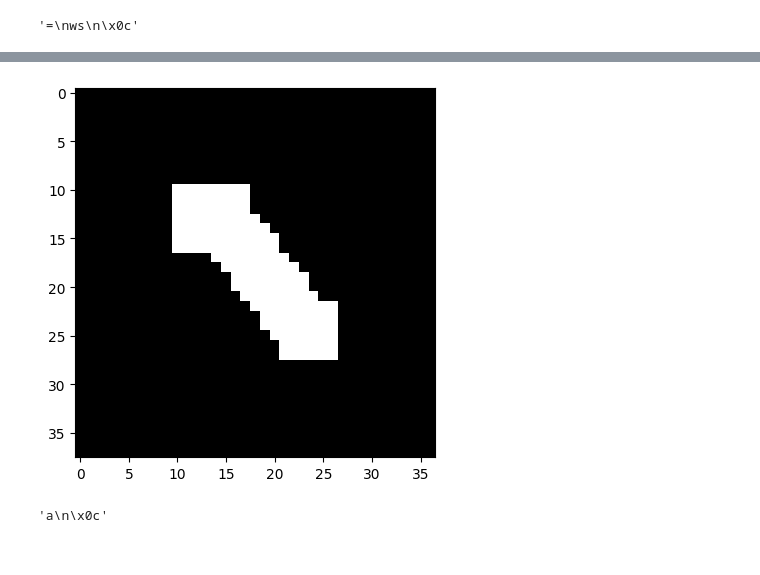
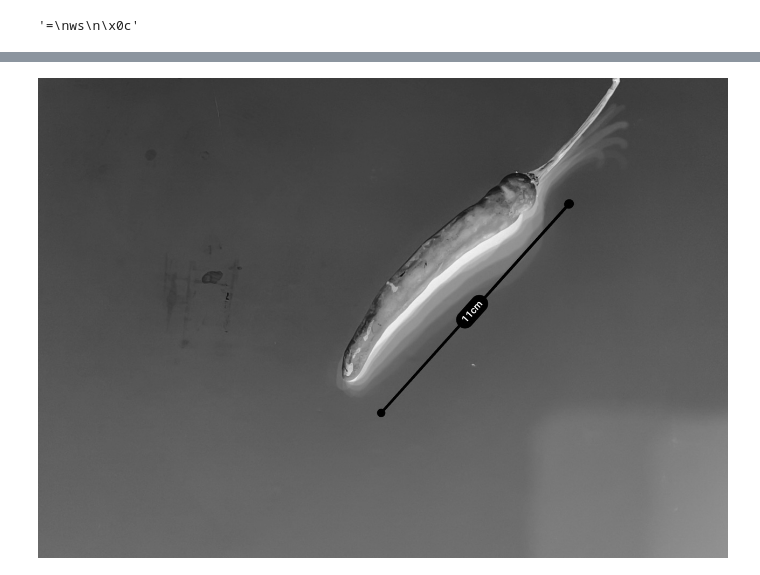
Before and after one commit to ppq0203/DCX_Mid_Project, a Jupyter notebook: colab_code/readImgNewImg.ipynb, the cells around one changed output, grey strips where cells are left out. Saved outputs shown, nothing was run; the diff lists cells and outputs as text; code cells hidden in the pictures.

```diff
--- a/colab_code/readImgNewImg.ipynb
+++ b/colab_code/readImgNewImg.ipynb
@@ -323,64 +180,5 @@ for i, matched_chars in enumerate(matched_result):
-# %%
-#최종확인
-longest_idx, longest_text = -1, 0
-plate_chars = []
-
-for i, plate_img in enumerate(plate_imgs):
-    plate_img = cv2.resize(plate_img, dsize=(0, 0), fx=1.6, fy=1.6)
-    _, plate_img = cv2.threshold(plate_img, thresh=0.0, maxval=255.0, type=cv2.THRESH_BINARY | cv2.THRESH_OTSU)
-
-    # find contours again (same as above)
-    contours, _ = cv2.findContours(plate_img, mode=cv2.RETR_LIST, method=cv2.CHAIN_APPROX_SIMPLE)
-
-    plate_min_x, plate_min_y = plate_img.shape[1], plate_img.shape[0]
-    plate_max_x, plate_max_y = 0, 0
-
-    for contour in contours:
-        x, y, w, h = cv2.boundingRect(contour)
-
-        area = w * h
-        ratio = w / h
-
-        if area > MIN_AREA \
-        and w > MIN_WIDTH and h > MIN_HEIGHT \
-        and MIN_RATIO < ratio < MAX_RATIO:
-            if x < plate_min_x:
-                plate_min_x = x
-            if y < plate_min_y:
-                plate_min_y = y
-            if x + w > plate_max_x:
-                plate_max_x = x + w
-            if y + h > plate_max_y:
-                plate_max_y = y + h
-
-    img_result = plate_img[plate_min_y:plate_max_y, plate_min_x:plate_max_x]
-
-    img_result = cv2.GaussianBlur(img_result, ksize=(3, 3), sigmaX=0)
-    _, img_result = cv2.threshold(img_result, thresh=0.0, maxval=255.0, type=cv2.THRESH_BINARY | cv2.THRESH_OTSU)
-    img_result = cv2.copyMakeBorder(img_result, top=10, bottom=10, left=10, right=10, borderType=cv2.BORDER_CONSTANT, value=(0,0,0))
-
-    chars = pytesseract.image_to_string(img_result, config='--psm 6')
-
-    result_chars = ''
-    has_digit = False
-    for c in chars:
-        if ord('가') <= ord(c) <= ord('힣') or c.isdigit():
-            if c.isdigit():
-                has_digit = True
-            result_chars += c
-
-    print(result_chars)
-    plate_chars.append(result_chars)
-
-    if has_digit and len(result_chars) > longest_text:
-        longest_idx = i
-
-    plt.subplot(len(plate_imgs), 1, i+1)
-    plt.imshow(img_result, cmap='gray')
-    plt.show()
-# %% [output]
-[figure, removed]
-# %%
-chars
-# %% [output]
-'a\n\x0c'
+# %%
+inv_grayCp = cv2.bitwise_not(grayCp)
+cv2_imshow(inv_grayCp)
+# %% [output]
+[figure, added]
```
Also changed, not shown: parts of 16 cells of this notebook, 1 other file.
